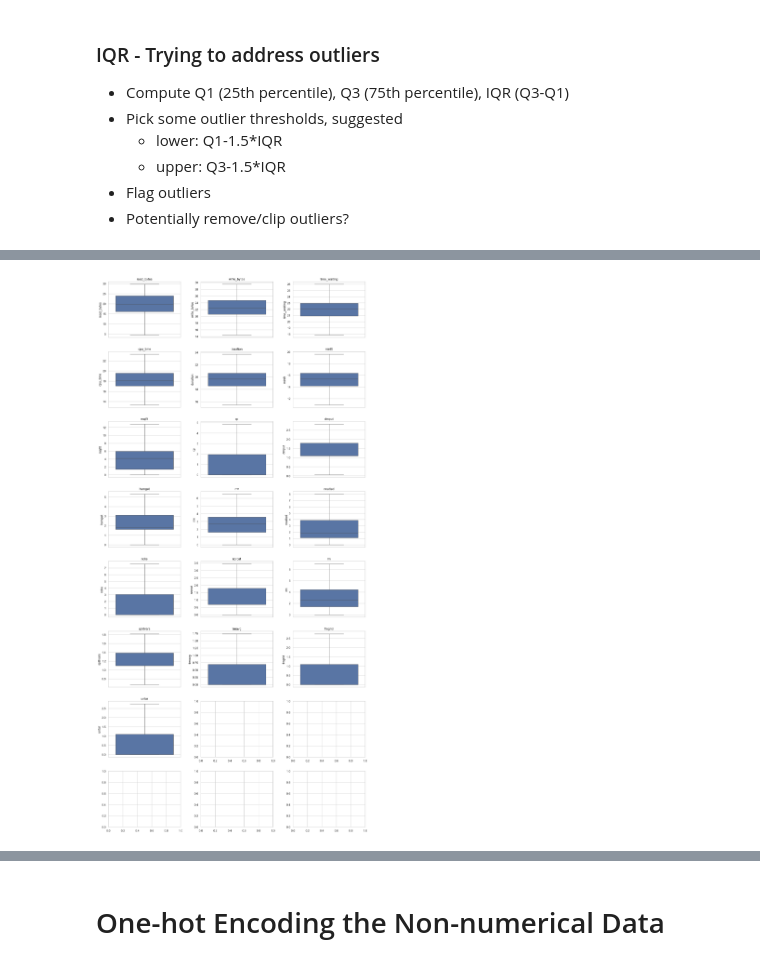
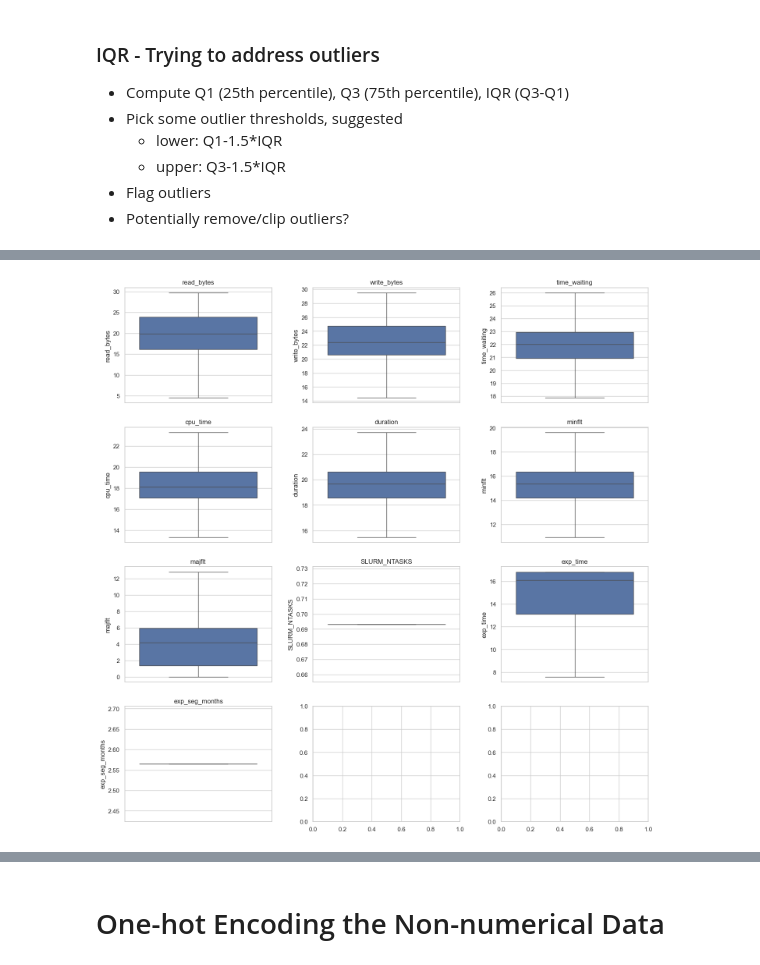
Before and after one commit to NOAA-GFDL/epmt, a Jupyter notebook: notebooks/EPMTDataCleanup.ipynb, the cells around one changed output, grey strips where cells are left out. Saved outputs shown, nothing was run; the diff lists cells and outputs as text; code cells hidden in the pictures.

Commit message:
More data clean up and one-hot encoding

```diff
--- a/notebooks/EPMTDataCleanup.ipynb
+++ b/notebooks/EPMTDataCleanup.ipynb
@@ -346,3 +279,6 @@ Category Columns ['start', 'end', 'tags', 'annotations', 'all_proc_tags', 'SLURM
+# %%
+df['exp_seg_months'] = df['exp_seg_months'].fillna("0").astype(int) # Not sure why this is a string... changing to int
+df['exp_time'] = df['exp_time'].fillna("0").astype(int)
 # %% [markdown]
 ### Detecting Skew
 https://pandas.pydata.org/docs/reference/api/pandas.DataFrame.skew.html
@@ -432,6 +349,6 @@ read_bytes              -0.958198
 dtype: float64
 # %%
-fig, axes = plt.subplots(8, 3, figsize=(15,30))
+fig, axes = plt.subplots(4, 3, figsize=(15,15))
 axes = axes.flatten()
 for i, col in enumerate(numeric_cols):
     sns.histplot(df_log_trans[col], ax=axes[i])
@@ -444,5 +361,5 @@ plt.tight_layout(pad=2.5)
 # %%
-fig, axes = plt.subplots(8, 3, figsize=(15,30))
+fig, axes = plt.subplots(4, 3, figsize=(15,15))
 axes = axes.flatten()
 for i, col in enumerate(numeric_cols):
     sns.boxplot(data=df_log_trans[col], ax=axes[i])
@@ -503,4 +412,4 @@ If I'm still trying to predict cpu_time, then it looks okay to me to remove the
 # %%
-df_clean = df_log_trans.drop(columns=['hsmput','plevel','dmget','SLURM_TASKS_PER_NODE','SLURM_NTASKS'])
+df_clean = df_log_trans
 df_clean.corr(numeric_only=True)['cpu_time'].sort_values(ascending=False)
 # %% [output]
@@ -650,11 +532,11 @@ df_within_bounds.describe()
 # %%
-fig, axes = plt.subplots(8, 3, figsize=(15,30))
+fig, axes = plt.subplots(4, 3, figsize=(15,15))
 axes = axes.flatten()
 for i, col in enumerate(numeric_cols):
     sns.boxplot(data=df_within_bounds[col], ax=axes[i])
     axes[i].set_title(col)
 
 plt.tight_layout(pad=2.5)
 # %% [output]
-[figure, old version]
+[figure, new version]
 # %%
```
Also changed, not shown: parts of 78 cells of this notebook.
